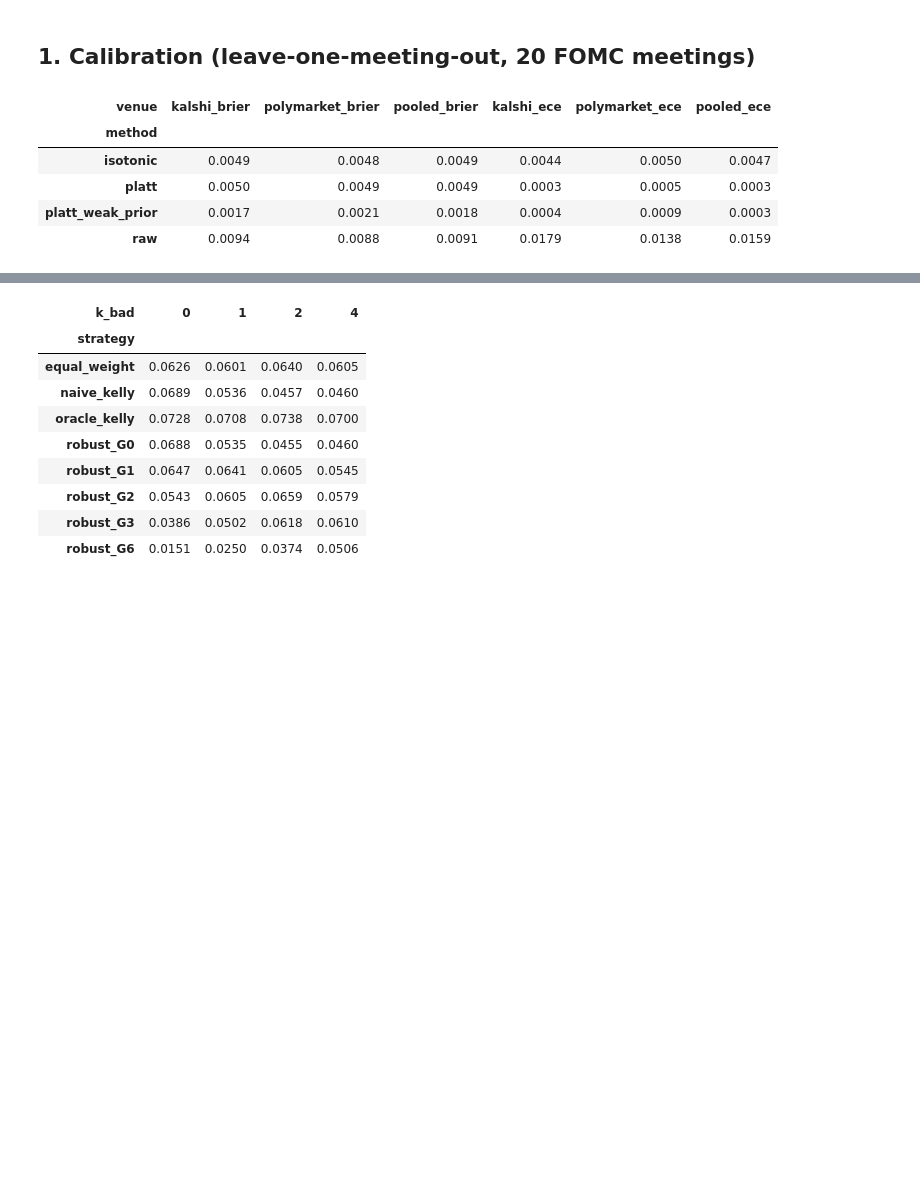
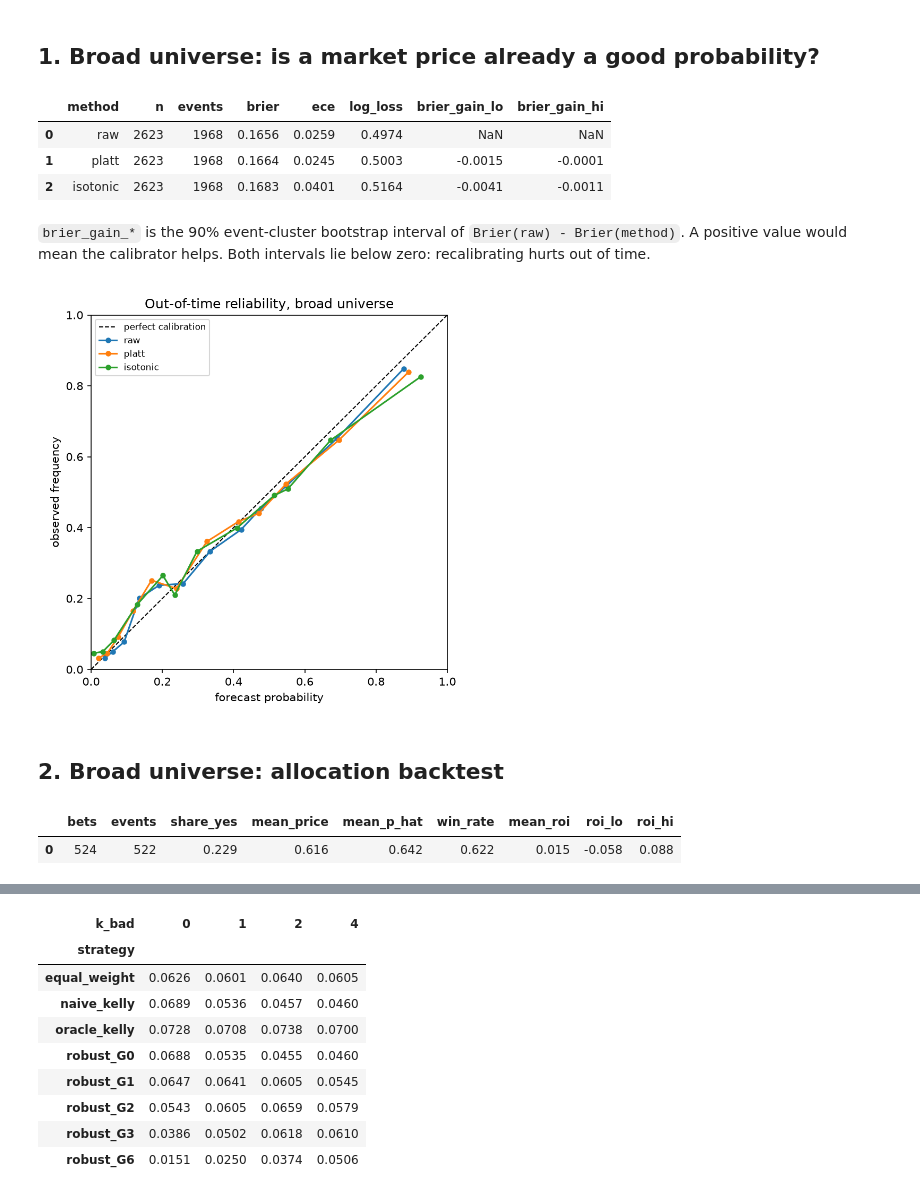
Before and after one commit to Hussmart/robust-kelly-prediction-markets, a Jupyter notebook: notebooks/02_results.ipynb, the cells around one changed output, grey strips where cells are left out. Saved outputs shown, nothing was run; the diff lists cells and outputs as text; code cells hidden in the pictures; blank space fills up the shorter version.

```diff
--- a/notebooks/02_results.ipynb
+++ b/notebooks/02_results.ipynb
@@ -11,16 +16,25 @@ pd.set_option('display.width', 200)
 from IPython.display import Image, display
 R = ROOT / 'results'
 F = ROOT / 'figures'
-# %% [markdown]
-## 1. Calibration (leave-one-meeting-out, 20 FOMC meetings)
-# %%
-cal = pd.read_csv(R / 'calibration_metrics.csv')
-cal.pivot(index='method', columns='venue', values='brier').round(4).join(
-    cal.pivot(index='method', columns='venue', values='ece').round(4), lsuffix='_brier', rsuffix='_ece')
-# %% [output]
-| venue | kalshi_brier | polymarket_brier | pooled_brier | kalshi_ece | polymarket_ece | pooled_ece |
-| method |  |  |  |  |  |  |
-| isotonic | 0.0049 | 0.0048 | 0.0049 | 0.0044 | 0.0050 | 0.0047 |
-| platt | 0.0050 | 0.0049 | 0.0049 | 0.0003 | 0.0005 | 0.0003 |
-| platt_weak_prior | 0.0017 | 0.0021 | 0.0018 | 0.0004 | 0.0009 | 0.0003 |
-| raw | 0.0094 | 0.0088 | 0.0091 | 0.0179 | 0.0138 | 0.0159 |
+# %% [markdown]
+## 1. Broad universe: is a market price already a good probability?
+# %%
+pd.read_csv(R / 'universe_calibration.csv').round(4)
+# %% [output]
+|  | method | n | events | brier | ece | log_loss | brier_gain_lo | brier_gain_hi |
+| 0 | raw | 2623 | 1968 | 0.1656 | 0.0259 | 0.4974 | NaN | NaN |
+| 1 | platt | 2623 | 1968 | 0.1664 | 0.0245 | 0.5003 | -0.0015 | -0.0001 |
+| 2 | isotonic | 2623 | 1968 | 0.1683 | 0.0401 | 0.5164 | -0.0041 | -0.0011 |
+# %% [markdown]
+`brier_gain_*` is the 90% event-cluster bootstrap interval of `Brier(raw) - Brier(method)`. A positive value would mean the calibrator helps. Both intervals lie below zero: recalibrating hurts out of time.
+# %%
+display(Image(F / 'universe_reliability.png', width=430))
+# %% [output]
+[figure, added]
+# %% [markdown]
+## 2. Broad universe: allocation backtest
+# %%
+pd.read_csv(R / 'universe_bets_overall.csv').round(3)
+# %% [output]
+|  | bets | events | share_yes | mean_price | mean_p_hat | win_rate | mean_roi | roi_lo | roi_hi |
+| 0 | 524 | 522 | 0.229 | 0.616 | 0.642 | 0.622 | 0.015 | -0.058 | 0.088 |
```
Also changed, not shown: parts of 23 cells of this notebook, 7 other files.
